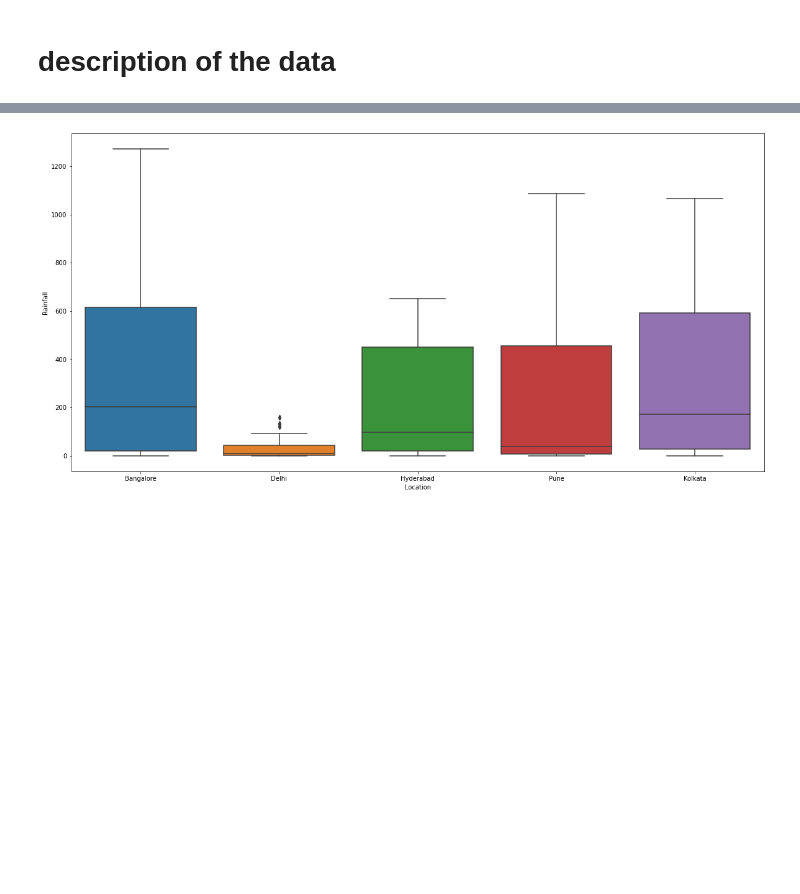
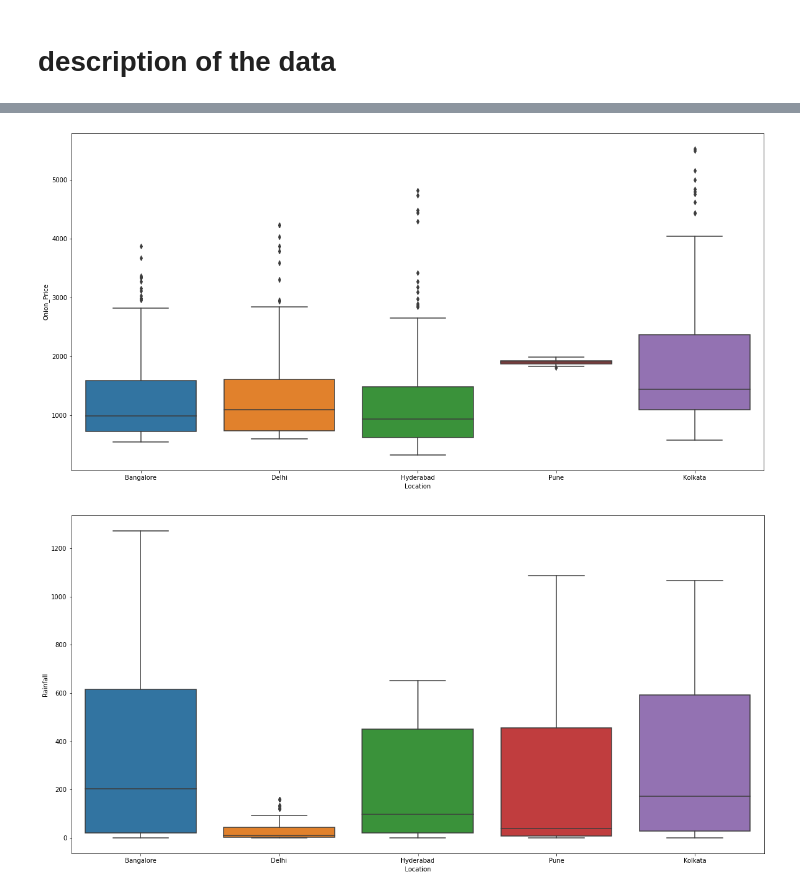
Before and after one commit to sungunact/stats, a Jupyter notebook: Team-7-Statistics-Raghu.ipynb, the cells around one changed output, grey strips where cells are left out. Drawn from its saved outputs; the diff is of its cells as text; code cells hidden in the pictures; blank space fills up the shorter version.

```diff
--- a/Team-7-Statistics-Raghu.ipynb
+++ b/Team-7-Statistics-Raghu.ipynb
@@ -134,3 +133,8 @@ b5 = sns.boxplot(data[data['Location']=='Pune']['Onion_Price'])
+# %%
+sns.boxplot(x='Location',y='Onion_Price', data=data)
+plt.show()
+# %% [output]
+[figure, added]
 # %%
 sns.boxplot(x='Location',y='Rainfall', data=data)
 plt.show()
```
Also changed, not shown: parts of 19 cells of this notebook, 2 other files.
